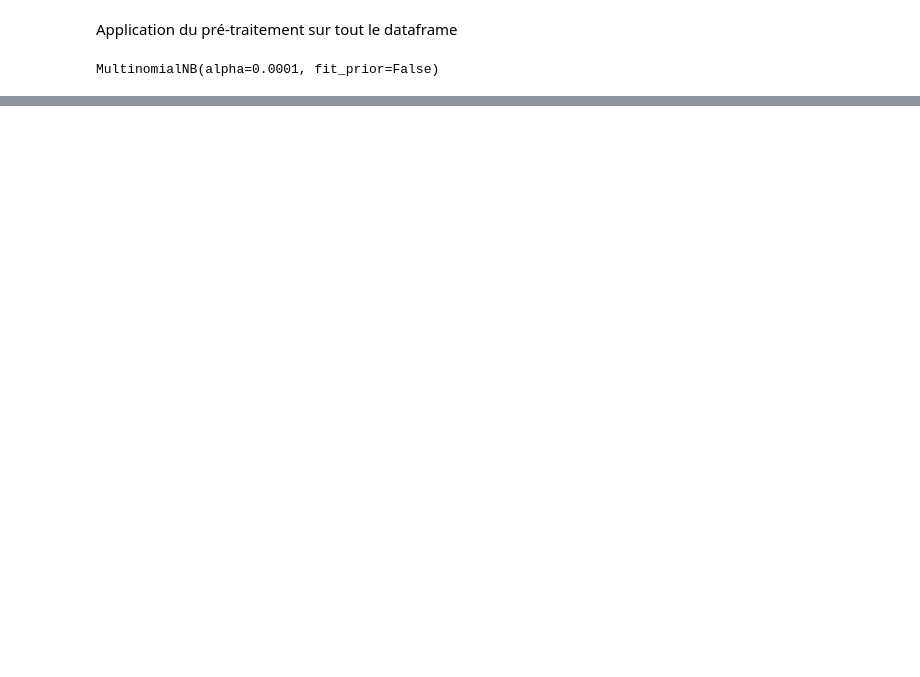
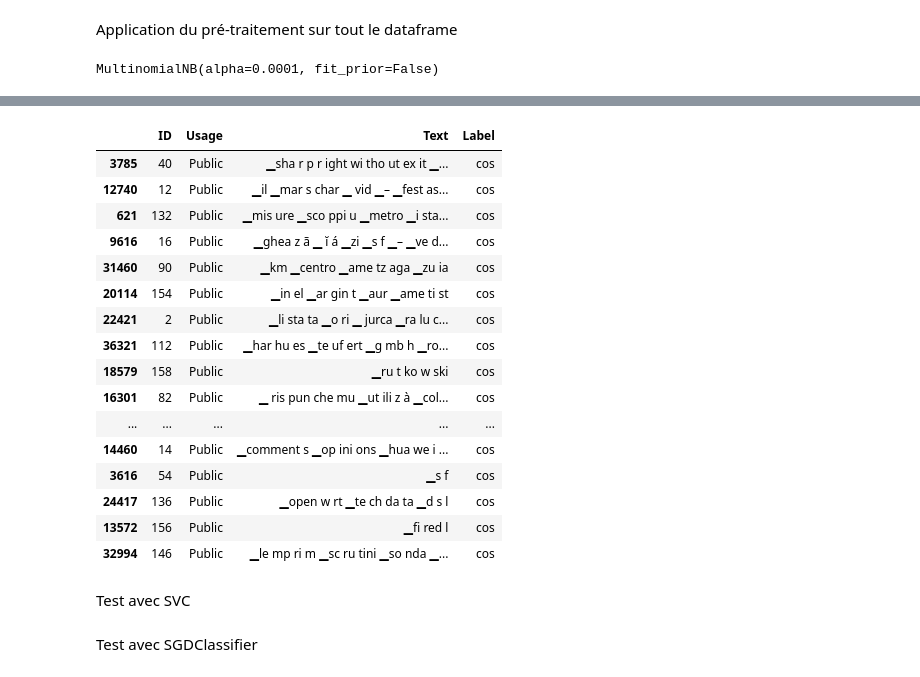
Before and after one commit to paullebolloch/kaggle_nlp, a Jupyter notebook: version_hippo.ipynb, the cells around one changed output, grey strips where cells are left out. Drawn from its saved outputs; the diff is of its cells as text; code cells hidden in the pictures; blank space fills up the shorter version.

Commit message:
ajout nouveaux tests

```diff
--- a/version_hippo.ipynb
+++ b/version_hippo.ipynb
@@ -213,0 +329,15 @@ Il faut supprimer toute la ponctuation, les chiffres, les parenthèses, les lien
+# %%
+sp = spm.SentencePieceProcessor(model_file='sp_model.model')
+
+def sentencepiece_tokenize(text):
+    """Tokenise un texte en sous-mots avec SentencePiece"""
+    return ' '.join(sp.encode(text, out_type=str))
+# %%
+train_set_second_version = train_set.copy()
+val_set_second_version = val_set.copy()
+train_set_second_version = pre_processing(train_set_second_version, remove_espace=False)
+val_set_second_version = pre_processing(val_set_second_version, remove_espace=False)
+# %%
+# Appliquer SentencePiece à ton dataset
+train_set_second_version['Text'] = train_set_second_version['Text'].progress_apply(sentencepiece_tokenize)
+val_set_second_version['Text'] = val_set_second_version['Text'].progress_apply(sentencepiece_tokenize)
@@ -213,0 +414,22 @@ Il faut supprimer toute la ponctuation, les chiffres, les parenthèses, les lien
+# %%
+val_set_second_version[val_set_second_version['Label'] == 'cos']
+# %% [output]
+|  | ID | Usage | Text | Label |
+| 3785 | 40 | Public | ▁sha r p r ight wi tho ut ex it ▁... | cos |
+| 12740 | 12 | Public | ▁il ▁mar s char ▁ vid ▁– ▁fest as... | cos |
+| 621 | 132 | Public | ▁mis ure ▁sco ppi u ▁metro ▁i sta... | cos |
+| 9616 | 16 | Public | ▁ghea z ã ▁ ĭ á ▁zi ▁s f ▁– ▁ve d... | cos |
+| 31460 | 90 | Public | ▁km ▁centro ▁ame tz aga ▁zu ia | cos |
+| 20114 | 154 | Public | ▁in el ▁ar gin t ▁aur ▁ame ti st | cos |
+| 22421 | 2 | Public | ▁li sta ta ▁o ri ▁ jurca ▁ra lu c... | cos |
+| 36321 | 112 | Public | ▁har hu es ▁te uf ert ▁g mb h ▁ro... | cos |
+| 18579 | 158 | Public | ▁ru t ko w ski | cos |
+| 16301 | 82 | Public | ▁ ris pun che mu ▁ut ili z à ▁col... | cos |
+| ... | ... | ... | ... | ... |
+| 14460 | 14 | Public | ▁comment s ▁op ini ons ▁hua we i ... | cos |
+| 3616 | 54 | Public | ▁s f | cos |
+| 24417 | 136 | Public | ▁open w rt ▁te ch da ta ▁d s l | cos |
+| 13572 | 156 | Public | ▁fi red l | cos |
+| 32994 | 146 | Public | ▁le mp ri m ▁sc ru tini ▁so nda ▁... | cos |
+# %% [markdown]
+Test avec SVC
@@ -213,0 +451,2 @@ Il faut supprimer toute la ponctuation, les chiffres, les parenthèses, les lien
+# %% [markdown]
+Test avec SGDClassifier
```
Also changed, not shown: parts of 28 cells of this notebook.
